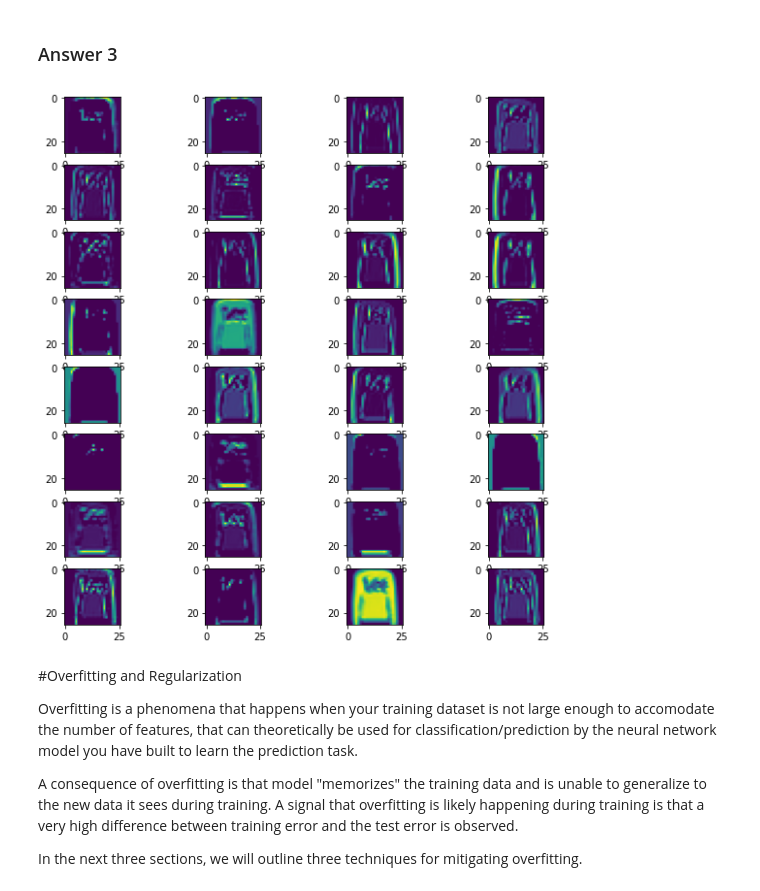
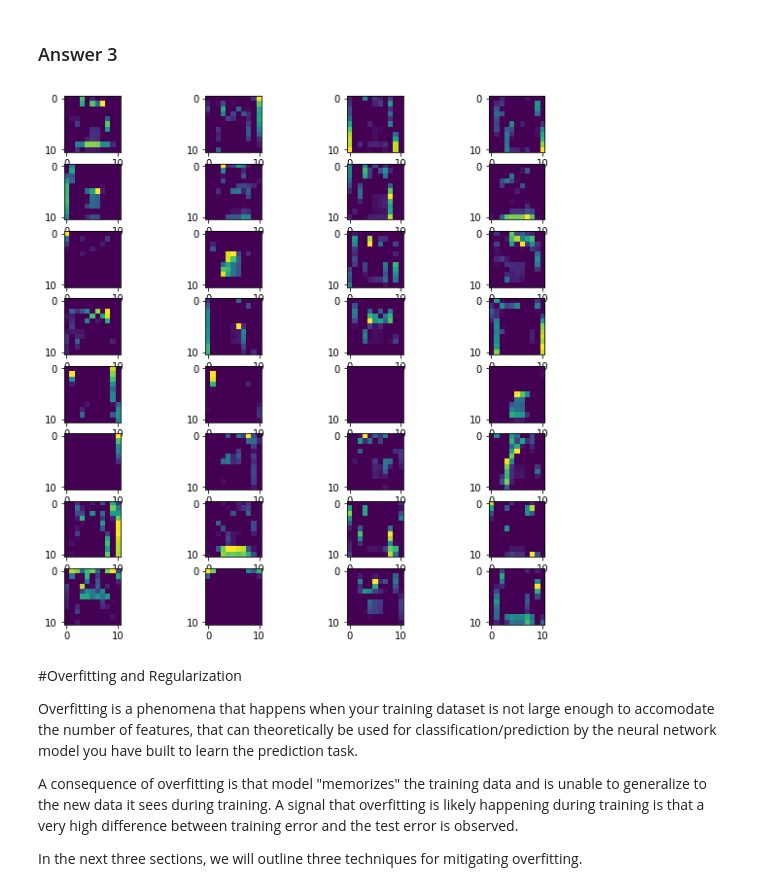
Before and after one commit to gguliants/MIT-SureStart, a Jupyter notebook: GG_Day_8_Introduction_to_CNN_Components_SV.ipynb, the cells around one changed output. Drawn from its saved outputs; the diff is of its cells as text; code cells hidden in the pictures.

```diff
--- a/GG_Day_8_Introduction_to_CNN_Components_SV.ipynb
+++ b/GG_Day_8_Introduction_to_CNN_Components_SV.ipynb
@@ -265,20 +265,25 @@ Hint: See the sections above to identify how you should go about doing the vario
 
 ### Answer 3
 # %%
-""" Enter your code for Question 2 here """
-model_x2 = tf.keras.models.Sequential(model.get_layer(name = None , index = 0))
+# redefine model to output right after the second hidden layer
+model_x2 = tf.keras.models.Sequential([model.get_layer(name = None , index = 0),
+                                     model.get_layer(name = None , index = 1),
+                                     model.get_layer(name = None , index = 2)])
+
+# get feature map for first hidden layer
 feature_maps2 = model_x2.predict(test_images)
 
+# plot all 32 maps in an 8x8 squares
 ix2 = 1
 # specify subplot and turn of axis
 fig, ax = plt.subplots(8, 4, figsize=(10, 10))
 for i in range(8):
-	for j in range(4):
-		# plot filter channel in grayscale
-		ax[i, j].imshow(feature_maps[1, :, :, ix2-1]) #changed to 1 instead of 0
-		ix2 += 1
+  for j in range(4):
+    # plot filter channel in grayscale
+    ax[i, j].imshow(feature_maps2[1, :, :, ix2-1])
+    ix2 += 1
 # %% [output]
-[figure, old version]
+[figure, new version]
 # %% [markdown]
 #Overfitting and Regularization
 
```
Also changed, not shown: parts of 6 cells of this notebook.
